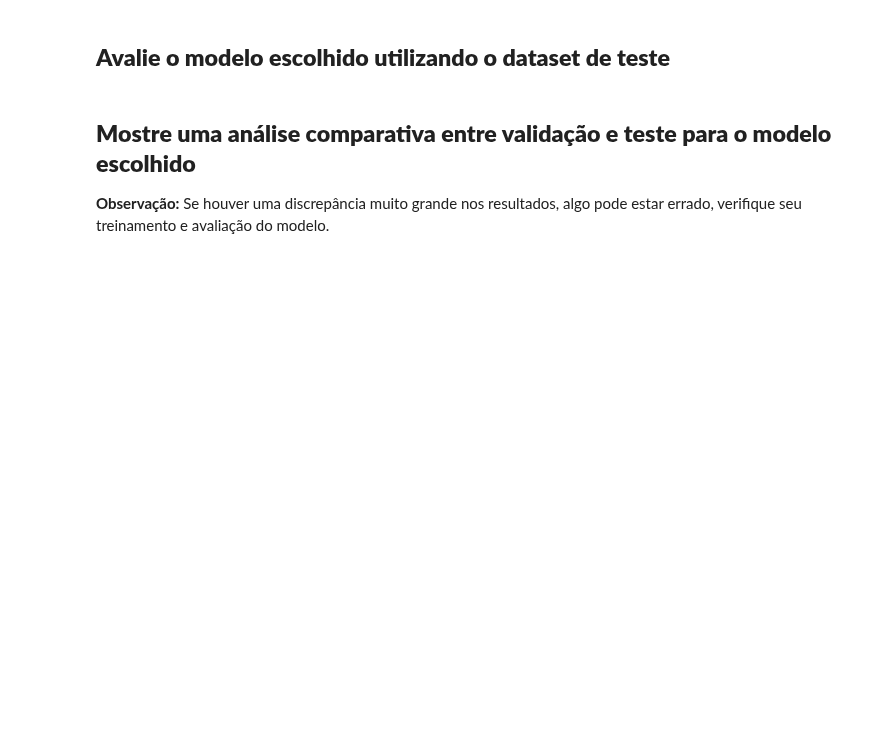
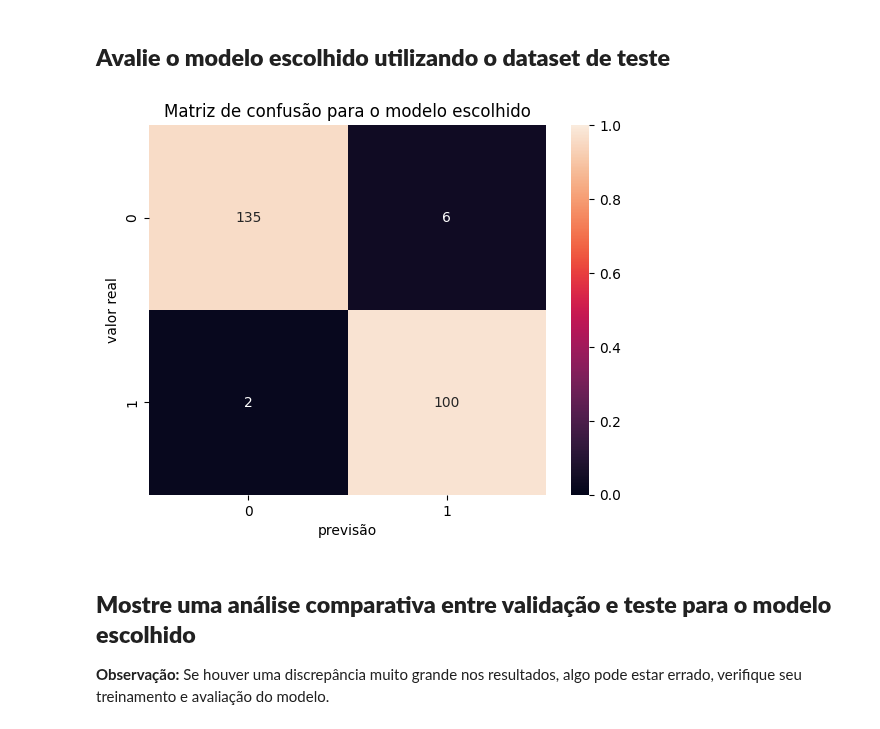
Before and after one commit to Mr-Barros/ENG4502, a Jupyter notebook: Assignment2/Notebook_AvaliacaoModelos_FeatureEngineering_KNN.ipynb, the cells around one changed output. Cells and saved outputs as stored; diff of their text form; code cells hidden in the pictures; blank space fills up the shorter version.

Commit message:
consertando uso de teste para validacao

```diff
--- a/Assignment2/Notebook_AvaliacaoModelos_FeatureEngineering_KNN.ipynb
+++ b/Assignment2/Notebook_AvaliacaoModelos_FeatureEngineering_KNN.ipynb
@@ -254,3 +257,15 @@ Acredito que a métrica mais apropriada para se julgar melhores modelos ser o f1
+# %%
+predictions = model.predict(X_test)
+
+conf_matrix_color = confusion_matrix(y_test,predictions, normalize='true')
+conf_matrix = confusion_matrix(y_test,predictions)
+sns.heatmap(conf_matrix_color, annot=conf_matrix, fmt="g", vmin=0, vmax=1)
+plt.title(f"Matriz de confusão para o modelo escolhido")
+plt.xlabel("previsão")
+plt.ylabel("valor real")
+plt.show() #0 means that it predicted/is not obese and 1 means that it predicted/is obese
+# %% [output]
+[figure, added]
 # %% [markdown]
 ## **Mostre uma análise comparativa entre validação e teste para o modelo escolhido**
 **Observação:** Se houver uma discrepância muito grande nos resultados, algo pode estar errado, verifique seu treinamento e avaliação do modelo.
```
Also changed, not shown: parts of 2 cells of this notebook.
